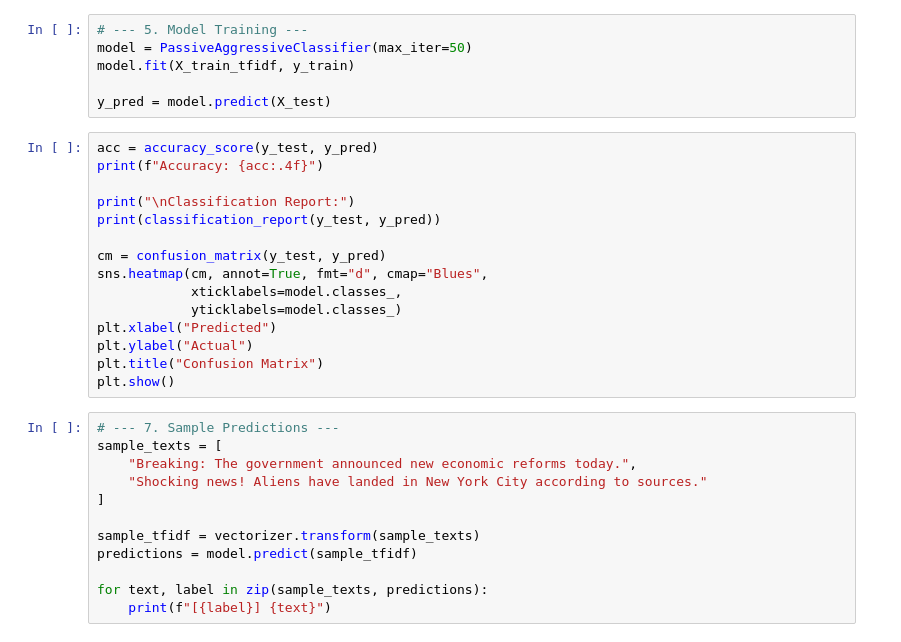
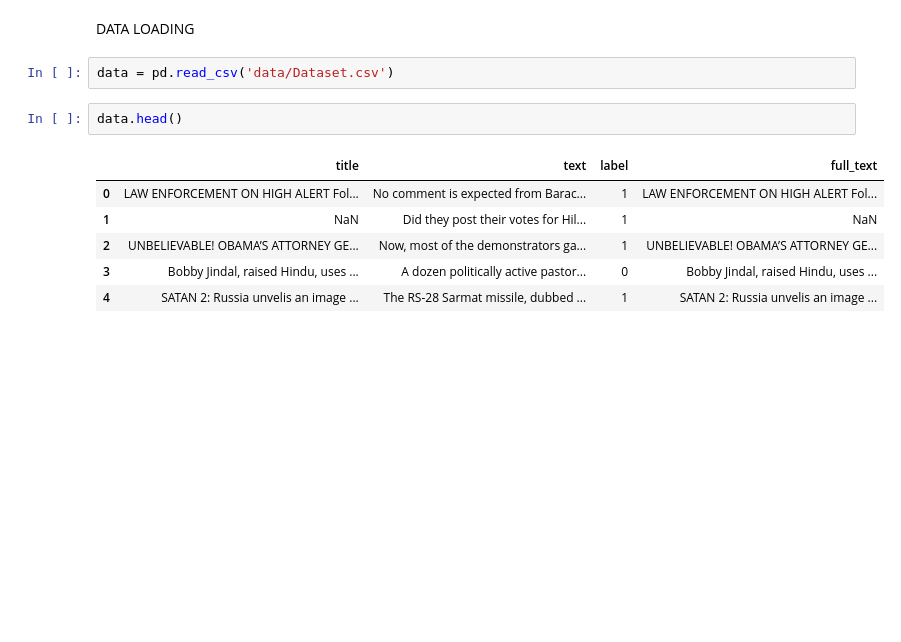
Before and after one commit to Ayush-31r/FakeNewsDetector, a Jupyter notebook: EDA.ipynb, the cells around one changed output. Cells and saved outputs as stored; diff of their text form; blank space fills up the shorter version.

```diff
--- a/EDA.ipynb
+++ b/EDA.ipynb
@@ -44,33 +17,13 @@ X_test_tfidf = vectorizer.transform(X_test)
-# %%
-# --- 5. Model Training ---
-model = PassiveAggressiveClassifier(max_iter=50)
-model.fit(X_train_tfidf, y_train)
-
-y_pred = model.predict(X_test)
-# %%
-acc = accuracy_score(y_test, y_pred)
-print(f"Accuracy: {acc:.4f}")
-
-print("\nClassification Report:")
-print(classification_report(y_test, y_pred))
-
-cm = confusion_matrix(y_test, y_pred)
-sns.heatmap(cm, annot=True, fmt="d", cmap="Blues",
-            xticklabels=model.classes_,
-            yticklabels=model.classes_)
-plt.xlabel("Predicted")
-plt.ylabel("Actual")
-plt.title("Confusion Matrix")
-plt.show()
-# %%
-# --- 7. Sample Predictions ---
-sample_texts = [
-    "Breaking: The government announced new economic reforms today.",
-    "Shocking news! Aliens have landed in New York City according to sources."
-]
-
-sample_tfidf = vectorizer.transform(sample_texts)
-predictions = model.predict(sample_tfidf)
-
-for text, label in zip(sample_texts, predictions):
-    print(f"[{label}] {text}")
+# %% [markdown]
+DATA LOADING
+# %%
+data = pd.read_csv('data/Dataset.csv')
+# %%
+data.head()
+# %% [output]
+|  | title | text | label | full_text |
+| 0 | LAW ENFORCEMENT ON HIGH ALERT Fol... | No comment is expected from Barac... | 1 | LAW ENFORCEMENT ON HIGH ALERT Fol... |
+| 1 | NaN | Did they post their votes for Hil... | 1 | NaN |
+| 2 | UNBELIEVABLE! OBAMA’S ATTORNEY GE... | Now, most of the demonstrators ga... | 1 | UNBELIEVABLE! OBAMA’S ATTORNEY GE... |
+| 3 | Bobby Jindal, raised Hindu, uses ... | A dozen politically active pastor... | 0 | Bobby Jindal, raised Hindu, uses ... |
+| 4 | SATAN 2: Russia unvelis an image ... | The RS-28 Sarmat missile, dubbed ... | 1 | SATAN 2: Russia unvelis an image ... |
```
Also changed, not shown: parts of 29 cells of this notebook, 3 other files.
